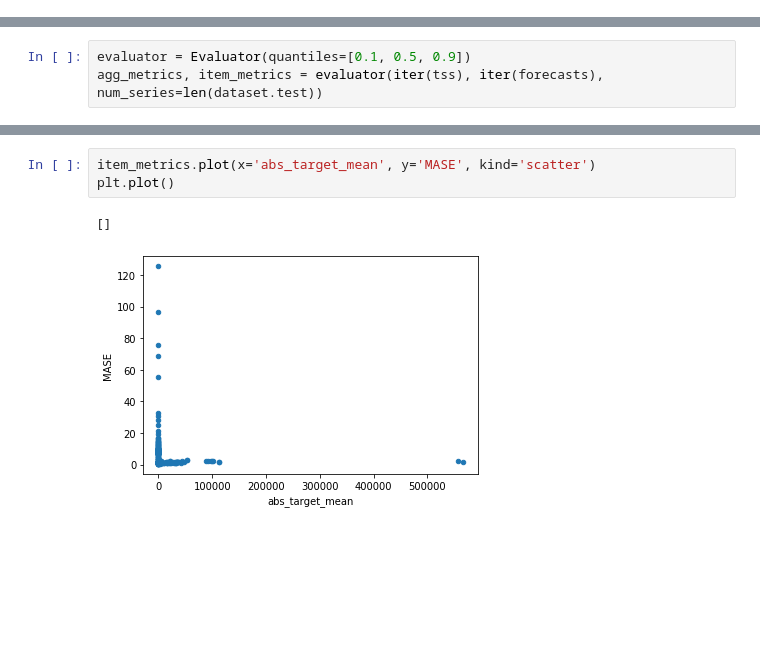
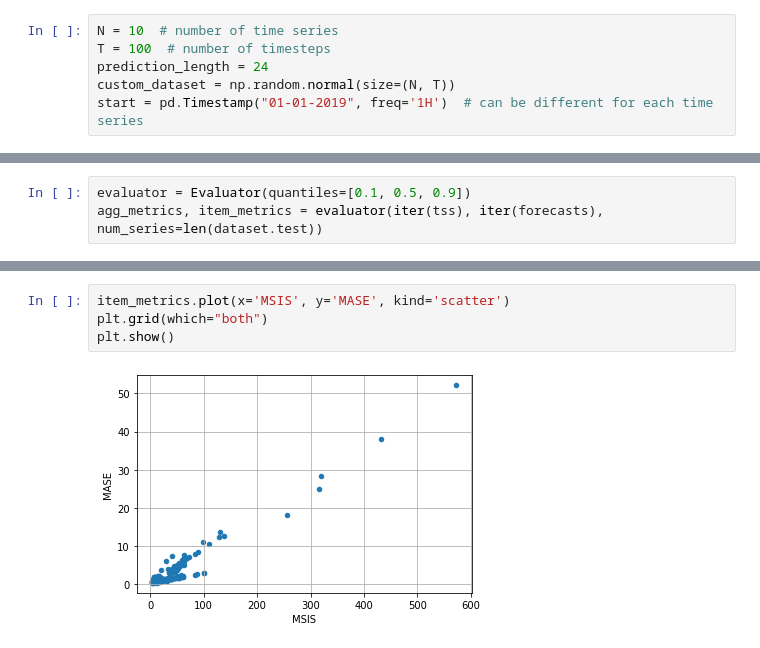
Before and after one commit to awslabs/gluonts, a Jupyter notebook: examples/GluonTS Tutorial.ipynb, the cells around one changed output, grey strips where cells are left out. Cells and saved outputs as stored; diff of their text form; blank space fills up the shorter version.

```diff
--- a/examples/GluonTS Tutorial.ipynb
+++ b/examples/GluonTS Tutorial.ipynb
@@ -73,0 +78,6 @@ Frequency of the time series: H
+# %%
+N = 10  # number of time series
+T = 100  # number of timesteps
+prediction_length = 24
+custom_dataset = np.random.normal(size=(N, T))
+start = pd.Timestamp("01-01-2019", freq='1H')  # can be different for each time series
@@ -452,6 +445,6 @@ item_metrics.head(10)
 # %%
-item_metrics.plot(x='abs_target_mean', y='MASE', kind='scatter')
-plt.plot()
+item_metrics.plot(x='MSIS', y='MASE', kind='scatter')
+plt.grid(which="both")
+plt.show()
 # %% [output]
-[]
-[figure, old version]
+[figure, new version]
```
Also changed, not shown: parts of 39 cells of this notebook, 1 other file.
